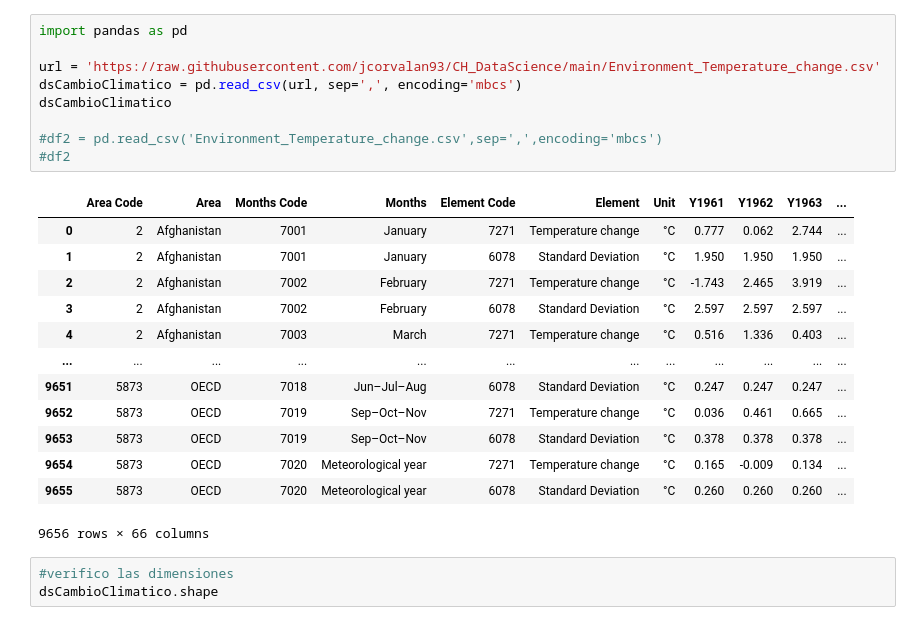
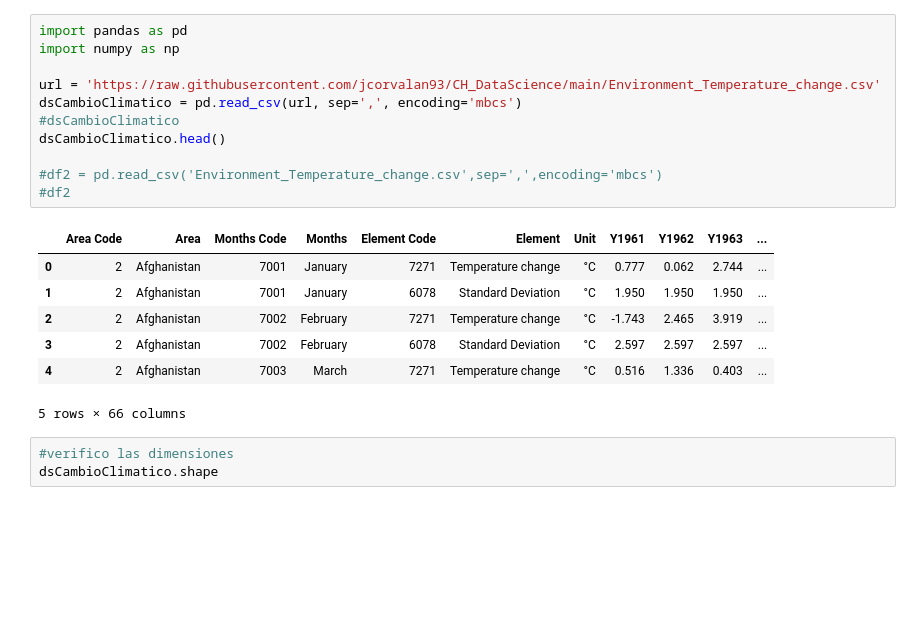
Before and after one commit to jcorvalan93/CH_DataScience, a Jupyter notebook: CambioClimatico.ipynb, the cells around one changed output. Drawn from its saved outputs; the diff is of its cells as text; blank space fills up the shorter version.

```diff
--- a/CambioClimatico.ipynb
+++ b/CambioClimatico.ipynb
@@ -1,26 +1,22 @@
 # %%
 import pandas as pd
+import numpy as np
 
 url = 'https://raw.githubusercontent.com/jcorvalan93/CH_DataScience/main/Environment_Temperature_change.csv'
 dsCambioClimatico = pd.read_csv(url, sep=',', encoding='mbcs')
-dsCambioClimatico
+#dsCambioClimatico
+dsCambioClimatico.head()
 
 #df2 = pd.read_csv('Environment_Temperature_change.csv',sep=',',encoding='mbcs')
 #df2
 # %% [output]
 |  | Area Code | Area | Months Code | Months | Element Code | Element | Unit | Y1961 | Y1962 | Y1963 | ... |
 | 0 | 2 | Afghanistan | 7001 | January | 7271 | Temperature change | °C | 0.777 | 0.062 | 2.744 | ... |
 | 1 | 2 | Afghanistan | 7001 | January | 6078 | Standard Deviation | °C | 1.950 | 1.950 | 1.950 | ... |
 | 2 | 2 | Afghanistan | 7002 | February | 7271 | Temperature change | °C | -1.743 | 2.465 | 3.919 | ... |
 | 3 | 2 | Afghanistan | 7002 | February | 6078 | Standard Deviation | °C | 2.597 | 2.597 | 2.597 | ... |
 | 4 | 2 | Afghanistan | 7003 | March | 7271 | Temperature change | °C | 0.516 | 1.336 | 0.403 | ... |
-| ... | ... | ... | ... | ... | ... | ... | ... | ... | ... | ... | ... |
-| 9651 | 5873 | OECD | 7018 | Jun–Jul–Aug | 6078 | Standard Deviation | °C | 0.247 | 0.247 | 0.247 | ... |
-| 9652 | 5873 | OECD | 7019 | Sep–Oct–Nov | 7271 | Temperature change | °C | 0.036 | 0.461 | 0.665 | ... |
-| 9653 | 5873 | OECD | 7019 | Sep–Oct–Nov | 6078 | Standard Deviation | °C | 0.378 | 0.378 | 0.378 | ... |
-| 9654 | 5873 | OECD | 7020 | Meteorological year | 7271 | Temperature change | °C | 0.165 | -0.009 | 0.134 | ... |
-| 9655 | 5873 | OECD | 7020 | Meteorological year | 6078 | Standard Deviation | °C | 0.260 | 0.260 | 0.260 | ... |
-9656 rows × 66 columns
+5 rows × 66 columns
 # %%
 #verifico las dimensiones
 dsCambioClimatico.shape
```
Also changed, not shown: parts of 4 cells of this notebook.
